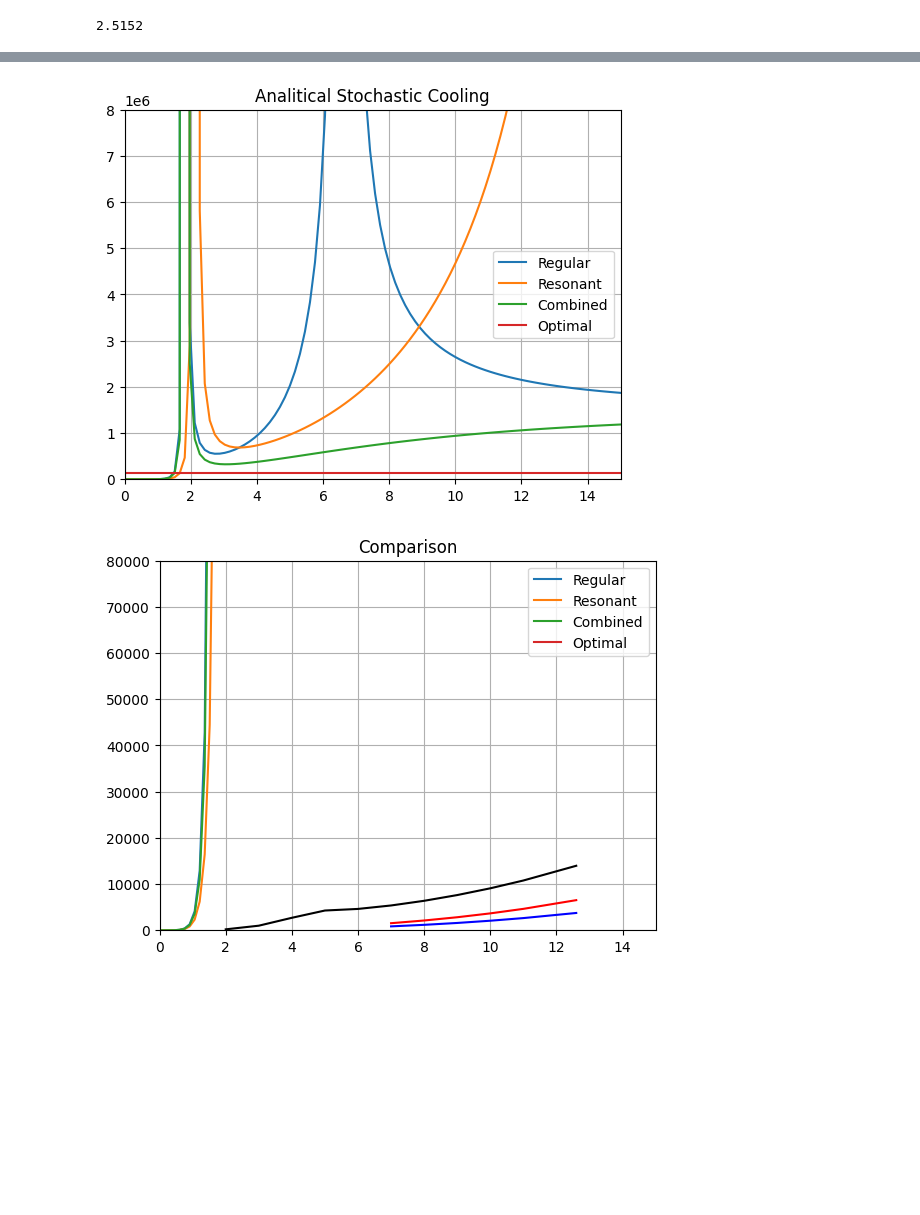
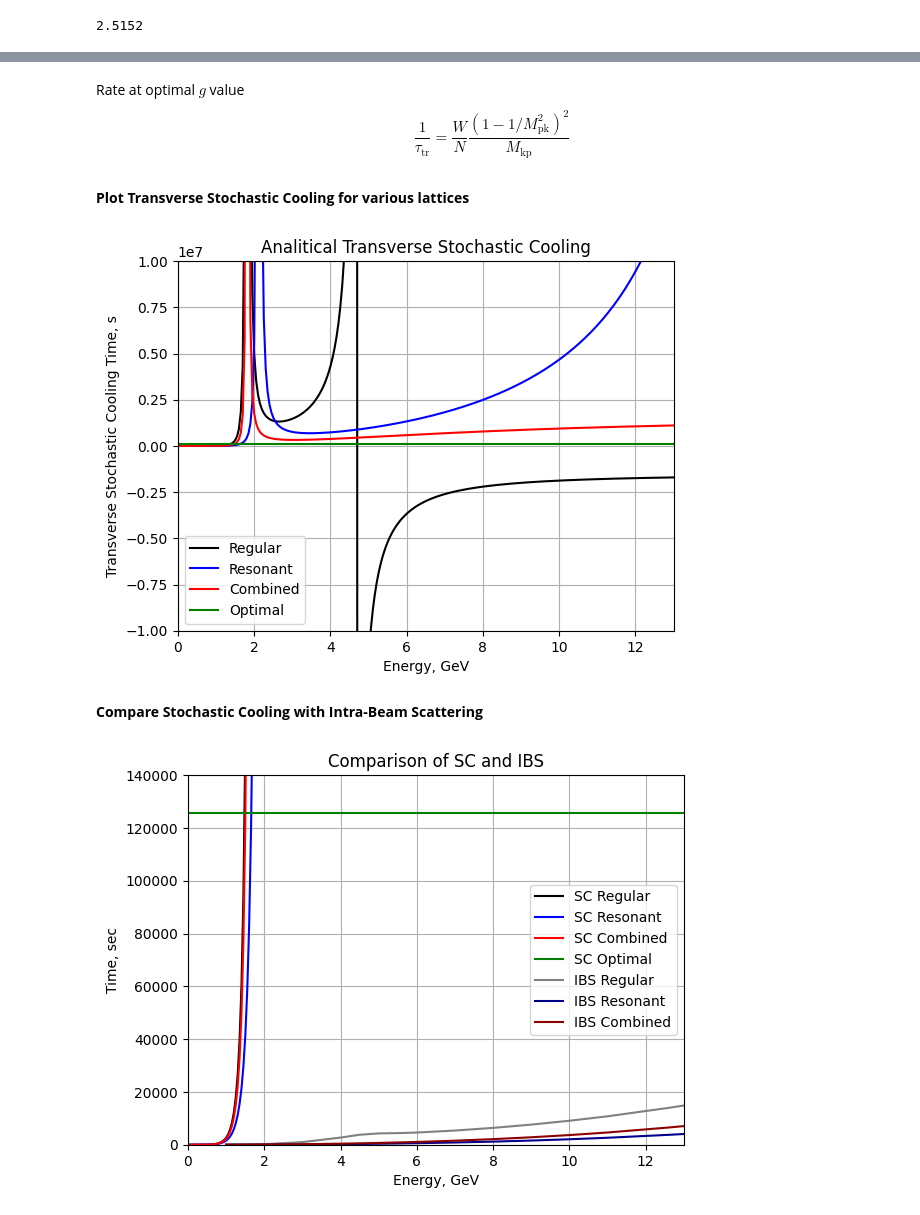
Before and after one commit to sergeybell/NICA, a Jupyter notebook: MADX/2.Programms/Tracking/IBS_NICA_protons.ipynb, the cells around one changed output, grey strips where cells are left out. Drawn from its saved outputs; the diff is of its cells as text; code cells hidden in the pictures; blank space fills up the shorter version.

Commit message:
New ipynb files for IBS and Stochastic cooling

```diff
--- a/MADX/2.Programms/Tracking/IBS_NICA_protons.ipynb
+++ b/MADX/2.Programms/Tracking/IBS_NICA_protons.ipynb
@@ -179,6 +305,11 @@ def M_kp (f_max,
           L_kp, # Length
           dp_p):
     return 1 / (2 * (f_max-f_min)*eta(alpha_kp, gamma)*T(gamma, L_kp)*dp_p)
+# %% [markdown]
+Rate at optimal $g$ value
+$$
+\frac{1}{\tau_{\text{tr}}}=\frac{W}{N} \frac{\left(1-1 / M_{\text{pk}}^2\right)^2}{M_{\text{kp}}}
+$$
 # %%
 def rate (f_max,
           f_min,
@@ -199,34 +330,44 @@ def tau (f_max,
          dp_p):
     return 1 / rate(f_max, f_min, gamma, alpha_pk, L_pk, alpha_kp, L_kp, dp_p)
 # %%
-energy = np.linspace(0.0001, 15, 100)
+energy = np.linspace(0.0001, 15, 300)
 tau_limitation = np.full(shape=energy.shape, fill_value = tau_limit)
+tau_limitation_Lebedev = np.full(shape=energy.shape, fill_value = tau_Lebedev)
+# %% [markdown]
+**Plot Transverse Stochastic Cooling for various lattices**
 # %%
-plt.plot(energy, np.abs(tau(f_max, f_min, gamma(energy, m_p), alpha_1, L_1, alpha_2, L_2, dp_p)))
-plt.plot(energy, np.abs(tau(f_max, f_min, gamma(energy, m_p), alpha_3, L_1, alpha_4, L_2, dp_p)))
-plt.plot(energy, np.abs(tau(f_max, f_min, gamma(energy, m_p), alpha_1, L_1, -alpha_2, L_2, dp_p)))
-plt.plot(energy, tau_limitation)
-plt.ylim(0, 8e6)
-plt.xlim(0, 15)
+#plt.plot(energy, np.abs(tau(f_max, f_min, gamma(energy, m_p), alpha_1, L_1, alpha_2, L_2, dp_p)), 'k')
+plt.plot(energy, -tau(f_max, f_min, gamma(energy, m_p), alpha_1, L_1, alpha_1, L_1, dp_p), 'k')
+plt.plot(energy, -tau(f_max, f_min, gamma(energy, m_p), alpha_3, L_1, alpha_4, L_2, dp_p), 'b')
+plt.plot(energy, -tau(f_max, f_min, gamma(energy, m_p), alpha_1, L_1, -alpha_2, L_2, dp_p), 'r')
+plt.plot(energy, tau_limitation, 'g')
+plt.ylim(-1e7, 1e7)
+plt.xlim(0, 13)
 plt.grid()
+plt.xlabel('Energy, GeV')
+plt.ylabel('Transverse Stochastic Cooling Time, s')
 plt.legend(['Regular', 'Resonant', 'Combined', 'Optimal'])
-plt.title("Analitical Stochastic Cooling")
+plt.title("Analitical Transverse Stochastic Cooling")
 plt.show()
 # %% [output]
-[figure, old version]
+[figure, new version]
+# %% [markdown]
+**Compare Stochastic Cooling with Intra-Beam Scattering**
 # %%
-plt.plot(energy, np.abs(tau(f_max, f_min, gamma(energy, m_p), alpha_1, L_1, alpha_2, L_2, dp_p)))
-plt.plot(energy, np.abs(tau(f_max, f_min, gamma(energy, m_p), alpha_3, L_1, alpha_4, L_2, dp_p)))
-plt.plot(energy, np.abs(tau(f_max, f_min, gamma(energy, m_p), alpha_1, L_1, -alpha_2, L_2, dp_p)))
-plt.plot(energy, tau_limitation)
-plt.plot(regular['kinetic_energy'], regular['t'], 'k')
-plt.plot(resonant['kinetic_energy'], resonant['t'], 'b')
-plt.plot(regular_and_resonant['kinetic_energy'], regular_and_resonant['t'], 'r')
-plt.ylim(0, 8e4)
-plt.xlim(0, 15)
+plt.plot(energy, np.abs(tau(f_max, f_min, gamma(energy, m_p), alpha_1, L_1, alpha_2, L_2, dp_p)),'k')
+plt.plot(energy, np.abs(tau(f_max, f_min, gamma(energy, m_p), alpha_3, L_1, alpha_4, L_2, dp_p)), 'b')
+plt.plot(energy, np.abs(tau(f_max, f_min, gamma(energy, m_p), alpha_1, L_1, -alpha_2, L_2, dp_p)), 'r')
+plt.plot(energy, tau_limitation, 'g')
+plt.plot(IBS_time[IBS_time['structure'] == 'Regular']['kinetic_energy'], IBS_time[IBS_time['structure'] == 'Regular']['t_min_positive'], 'gray')
+plt.plot(IBS_time[IBS_time['structure'] == 'Resonant']['kinetic_energy'], IBS_time[IBS_time['structure'] == 'Resonant']['t_min_positive'], 'darkblue')
+plt.plot(IBS_time[IBS_time['structure'] == 'Combined']['kinetic_energy'],IBS_time[IBS_time['structure'] == 'Combined']['t_min_positive'], 'darkred')
+plt.ylim(0, 1.4e5)
+plt.xlim(0, 13)
 plt.grid()
-plt.legend(['Regular', 'Resonant', 'Combined', 'Optimal'])
-plt.title("Comparison")
+plt.xlabel('Energy, GeV')
+plt.ylabel('Time, sec')
+plt.legend(['SC Regular', 'SC Resonant', 'SC Combined', 'SC Optimal', 'IBS Regular', 'IBS Resonant', 'IBS Combined'])
+plt.title("Comparison of SC and IBS")
 plt.show()
 # %% [output]
-[figure, old version]
+[figure, new version]
```
Also changed, not shown: parts of 22 cells of this notebook, 46 other files.
